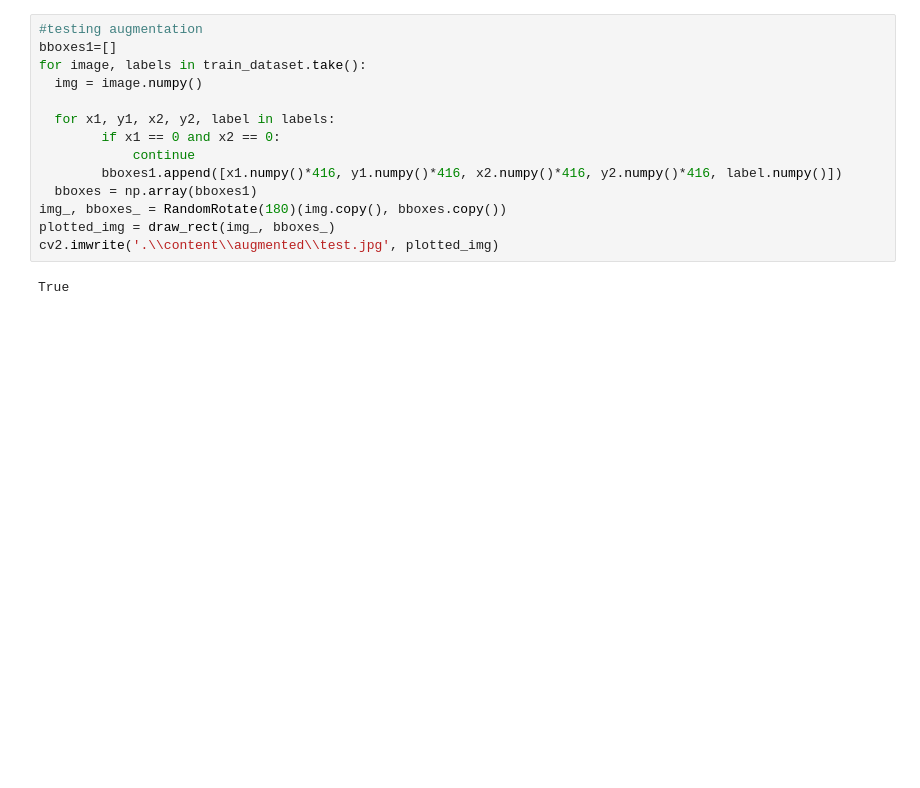
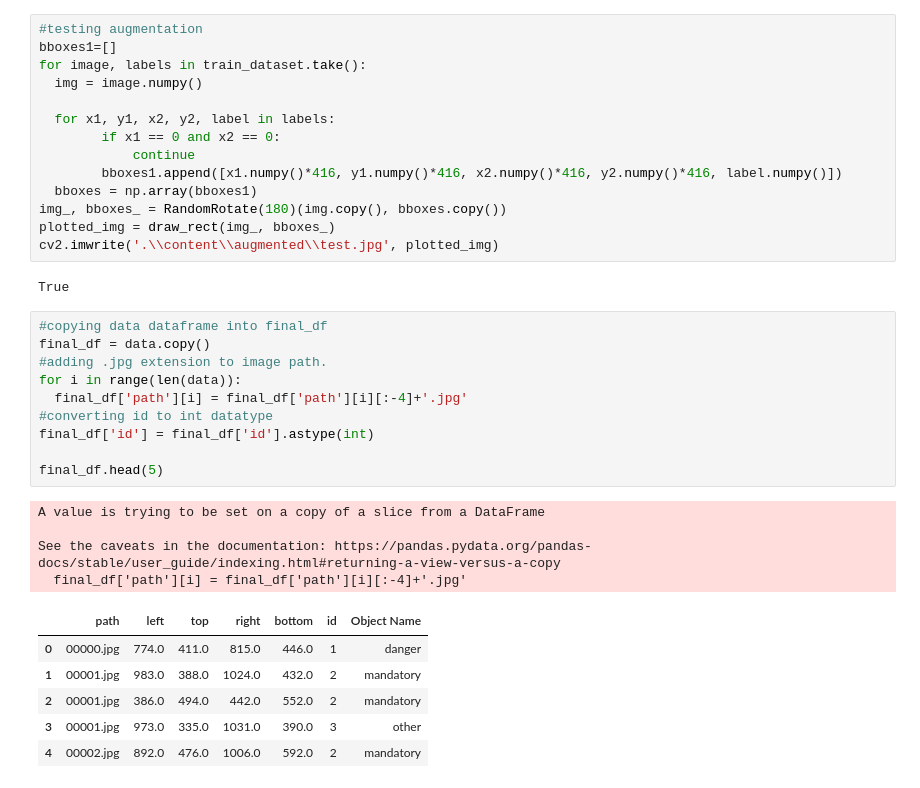
Before and after one commit to LorenzoColombi/TrafficSignDetection, a Jupyter notebook: progetto04.ipynb, the cells around one changed output. Drawn from its saved outputs; the diff is of its cells as text; blank space fills up the shorter version.

Commit message:
data aug new row

```diff
--- a/progetto04.ipynb
+++ b/progetto04.ipynb
@@ -2874,3 +2864,24 @@ plotted_img = draw_rect(img_, bboxes_)
 cv2.imwrite('.\\content\\augmented\\test.jpg', plotted_img)
 # %% [output]
 True
+# %%
+#copying data dataframe into final_df
+final_df = data.copy()
+#adding .jpg extension to image path.
+for i in range(len(data)):
+  final_df['path'][i] = final_df['path'][i][:-4]+'.jpg'
+#converting id to int datatype
+final_df['id'] = final_df['id'].astype(int)
+
+final_df.head(5)
+# %% [output]
+A value is trying to be set on a copy of a slice from a DataFrame
+
+See the caveats in the documentation: https://pandas.pydata.org/pandas-docs/stable/user_guide/indexing.html#returning-a-view-versus-a-copy
+  final_df['path'][i] = final_df['path'][i][:-4]+'.jpg'
+|  | path | left | top | right | bottom | id | Object Name |
+| 0 | 00000.jpg | 774.0 | 411.0 | 815.0 | 446.0 | 1 | danger |
+| 1 | 00001.jpg | 983.0 | 388.0 | 1024.0 | 432.0 | 2 | mandatory |
+| 2 | 00001.jpg | 386.0 | 494.0 | 442.0 | 552.0 | 2 | mandatory |
+| 3 | 00001.jpg | 973.0 | 335.0 | 1031.0 | 390.0 | 3 | other |
+| 4 | 00002.jpg | 892.0 | 476.0 | 1006.0 | 592.0 | 2 | mandatory |
```
Also changed, not shown: parts of 5 cells of this notebook.
